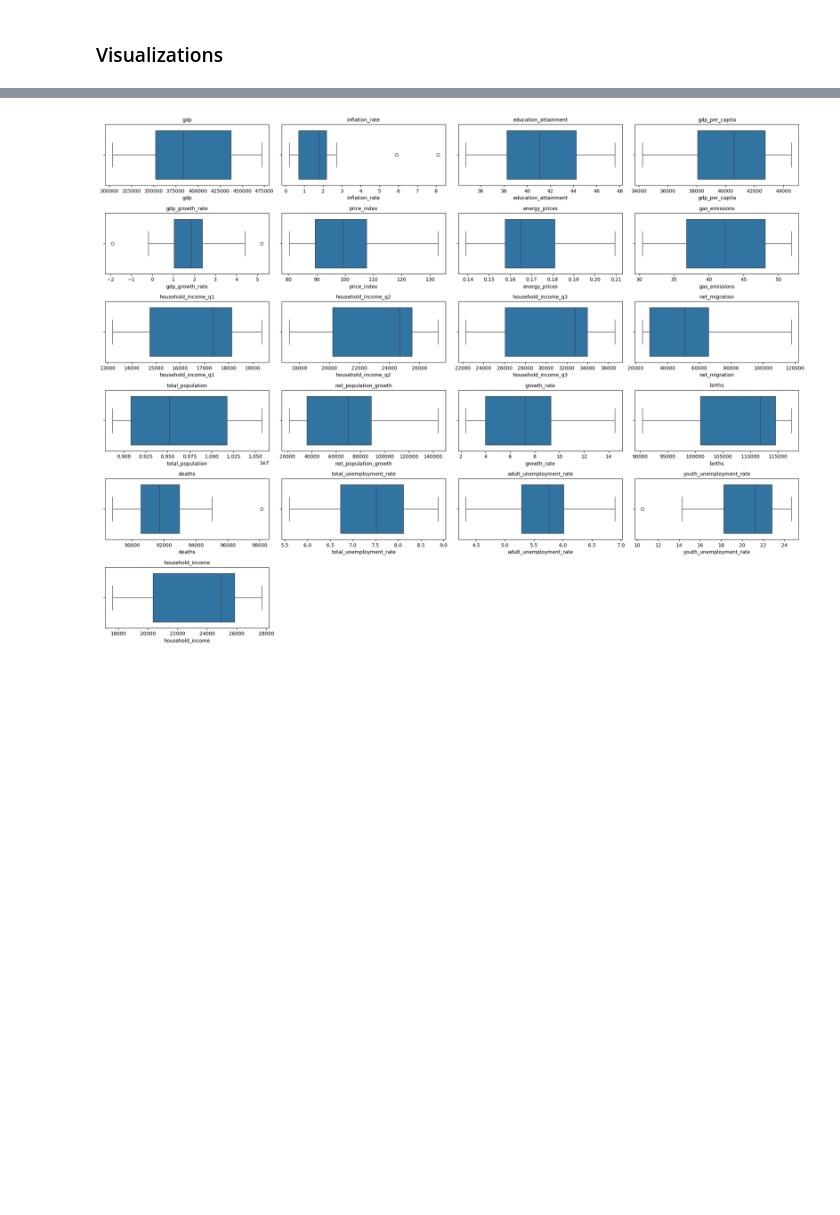
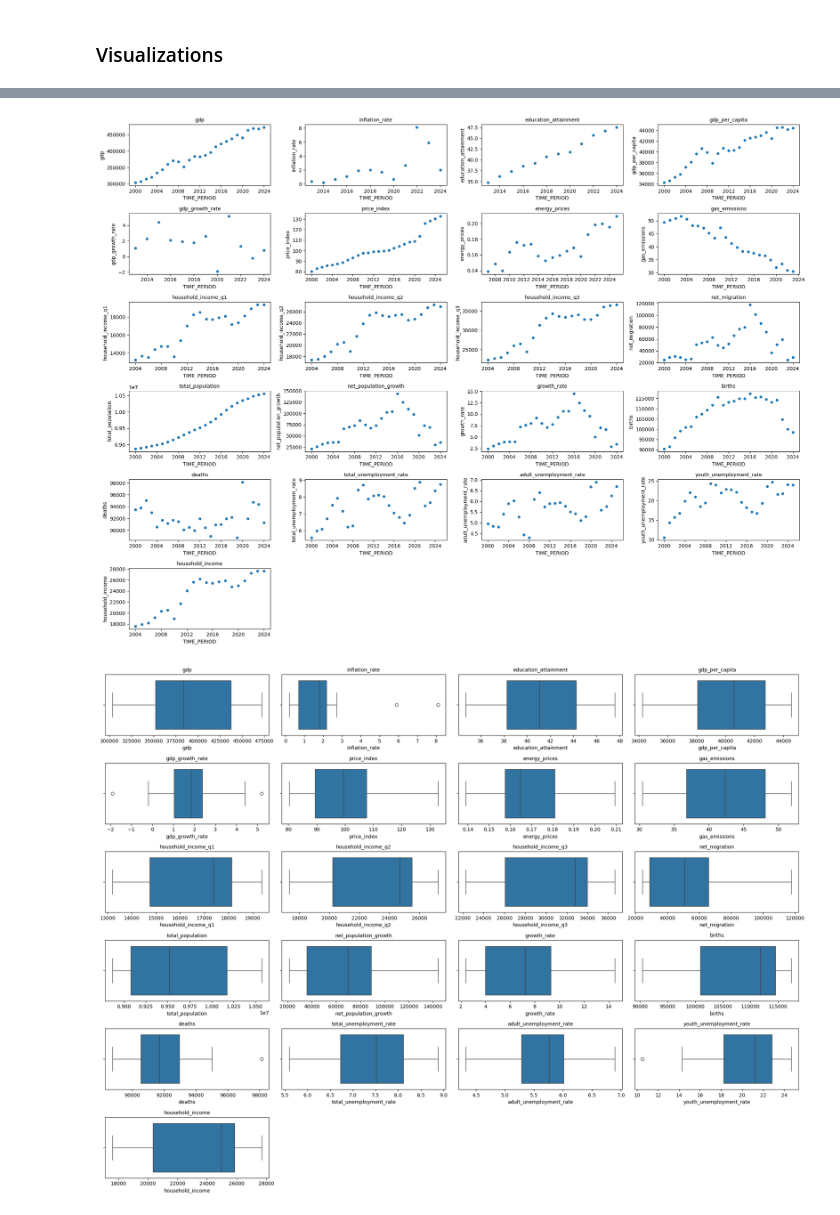
Before and after one commit to Grena30/Exploratory-Data-Analysis, a Jupyter notebook: EDA/analysis.ipynb, the cells around one changed output, grey strips where cells are left out. Drawn from its saved outputs; the diff is of its cells as text; code cells hidden in the pictures; blank space fills up the shorter version.

```diff
--- a/EDA/analysis.ipynb
+++ b/EDA/analysis.ipynb
@@ -197 +282,5 @@ plt.show()
+# %%
+plot_dataframe(df=aggregate_df, plot='scatter')
+# %% [output]
+[figure, added]
 # %%
```
Also changed, not shown: parts of 14 cells of this notebook, 1 other file.
